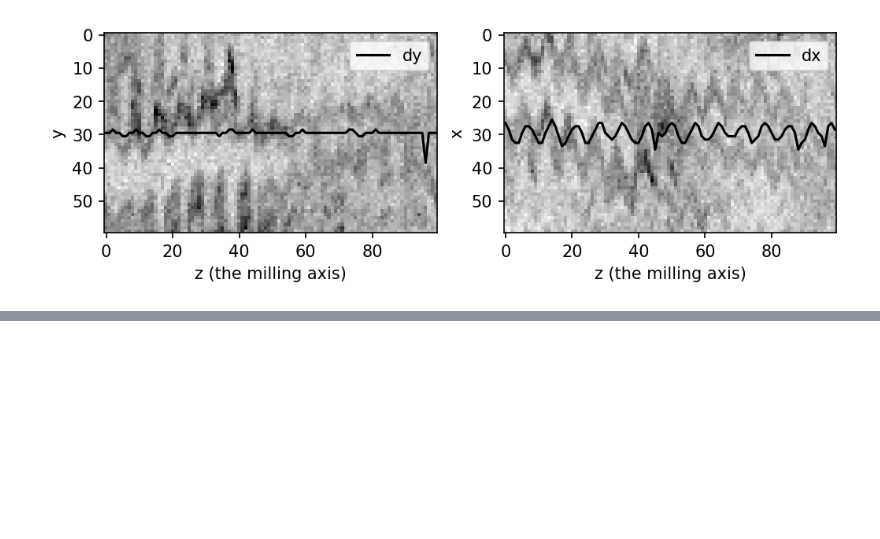
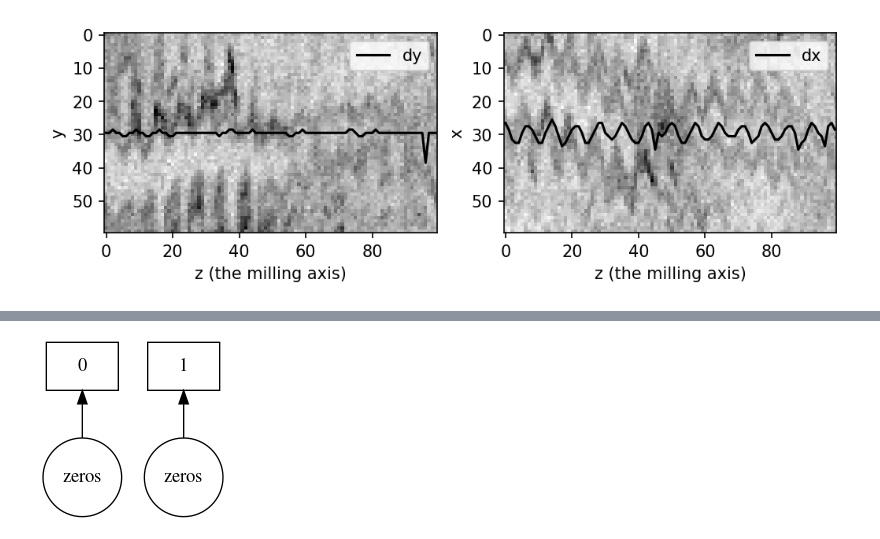
Before and after one commit to d-v-b/presentations, a Jupyter notebook: JaneliaSciComp_Jan132020/dask_demo.ipynb, the cells around one changed output, grey strips where cells are left out. Saved outputs shown, nothing was run; the diff lists cells and outputs as text; code cells hidden in the pictures; blank space fills up the shorter version.

```diff
--- a/JaneliaSciComp_Jan132020/dask_demo.ipynb
+++ b/JaneliaSciComp_Jan132020/dask_demo.ipynb
@@ -162,0 +179,4 @@ for ind,ax in enumerate(axs):
+# %%
+da.zeros(2, chunks=(1,)).visualize()
+# %% [output]
+[figure, added]
```
Also changed, not shown: parts of 12 cells of this notebook.
